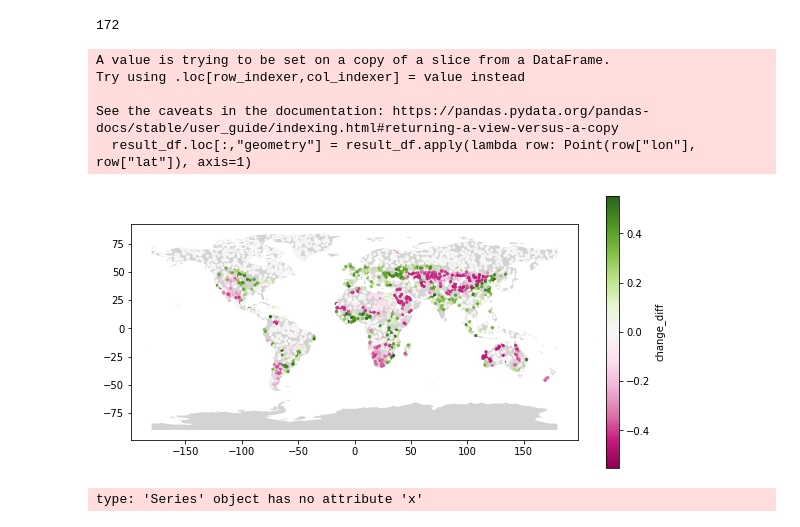
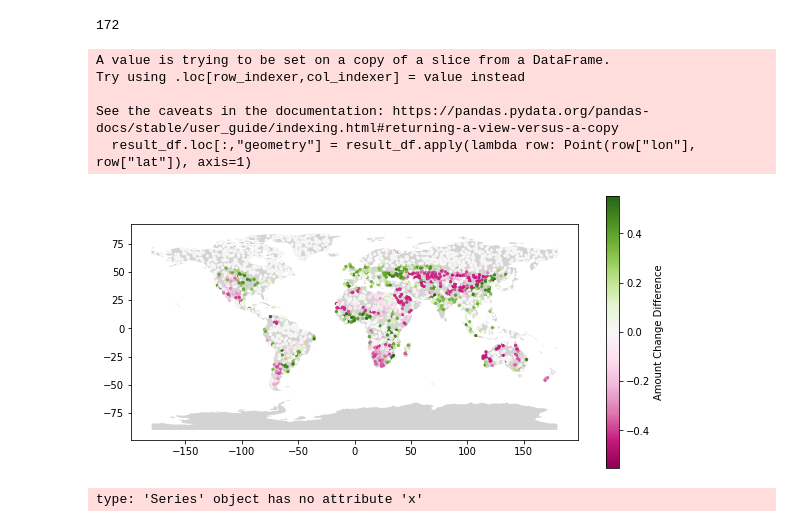
Before and after one commit to Project-Resilience/mvp, a Jupyter notebook: use_cases/eluc/experiments/prescriptor_experiments.ipynb, the cells around one changed output. Drawn from its saved outputs; the diff is of its cells as text; code cells hidden in the pictures.

```diff
--- a/use_cases/eluc/experiments/prescriptor_experiments.ipynb
+++ b/use_cases/eluc/experiments/prescriptor_experiments.ipynb
@@ -241,7 +326,7 @@ plot_hypervolume(OUTCOMES, results_dir, ref_point=np.array([17.375717, 0.2909885
 ## Comparison with Heuristic
 # %%
 def load_candidate(results_dir: Path, cand_id: str, cand_params: dict[str, int]) -> Candidate:
-    cand_path = results_dir / str(int(cand_id.split('_')[0])) / f"{cand_id}.pt"
+    cand_path = results_dir / str(int(cand_id.split('_')[0])+1) / f"{cand_id}.pt"
     cand = Candidate(**cand_params, device="mps", cand_id=cand_id)
     cand.load_state_dict(torch.load(cand_path))
     return cand
@@ -561,36 +680,36 @@ trained_result.head()
 def plot_map(result_df: pd.DataFrame, outcome: str, save_path=None):
     if outcome == "ELUC" or outcome == "change_diff" or outcome == "ELUC_diff":
         min_max = max(abs(result_df[outcome].min()), abs(result_df[outcome].max()))
         norm = TwoSlopeNorm(vmin=-1 * min_max, vcenter=0, vmax=min_max)
         cmap = "PiYG_r" if outcome == "ELUC" or outcome == "ELUC_diff" else "PiYG"
     if outcome == "change":
         norm = None
         cmap = "Greens"
     result_df.loc[:,"geometry"] = result_df.apply(lambda row: Point(row["lon"], row["lat"]), axis=1)
     gdf = gpd.GeoDataFrame(result_df, geometry="geometry")
     gdf.set_crs(epsg=4326, inplace=True)
     world = gpd.read_file(gpd.datasets.get_path("naturalearth_lowres"))
     fig, ax = plt.subplots(figsize=(10, 10))
     world.plot(ax=ax, color='lightgrey')
     ax.scatter(gdf.geometry.x, gdf.geometry.y, c=result_df[outcome], cmap=cmap, norm=norm, s=5)
-    fig.colorbar(ScalarMappable(norm=norm, cmap=cmap), ax=ax, label=outcome, shrink=0.5)
+    fig.colorbar(ScalarMappable(norm=norm, cmap=cmap), ax=ax, label="Amount Change Difference", shrink=0.5)
     if save_path:
-        plt.savefig(save_path, format="png", dpi=300)
+        plt.savefig(save_path, format="png", dpi=300, bbox_inches="tight")
     plt.show()
 trained_result["change_diff"] = trained_result["change"] - perfect_result["change"]
 trained_result["ELUC_diff"] = trained_result["ELUC"] - perfect_result["ELUC"]
 
 # plot_map(trained_result[trained_result["time"] == 2021], "change")
 # plot_map(trained_result[trained_result["time"] == 2021], "ELUC")
 plot_map(trained_result[trained_result["time"] == 2021], "change_diff", save_path=figure_dir / "change-diff-map.png")
 # plot_map(trained_result[trained_result["time"] == 2021], "ELUC_diff")
 # %% [output]
 A value is trying to be set on a copy of a slice from a DataFrame.
 Try using .loc[row_indexer,col_indexer] = value instead
 
 See the caveats in the documentation: https://pandas.pydata.org/pandas-docs/stable/user_guide/indexing.html#returning-a-view-versus-a-copy
   result_df.loc[:,"geometry"] = result_df.apply(lambda row: Point(row["lon"], row["lat"]), axis=1)
-[figure, old version]
+[figure, new version]
 # %%
 def plot_land_type(result_df):
     result_df.loc[:,"geometry"] = result_df.apply(lambda row: Point(row["lon"], row["lat"]), axis=1)
```
Also changed, not shown: parts of 7 cells of this notebook, 4 other files.
